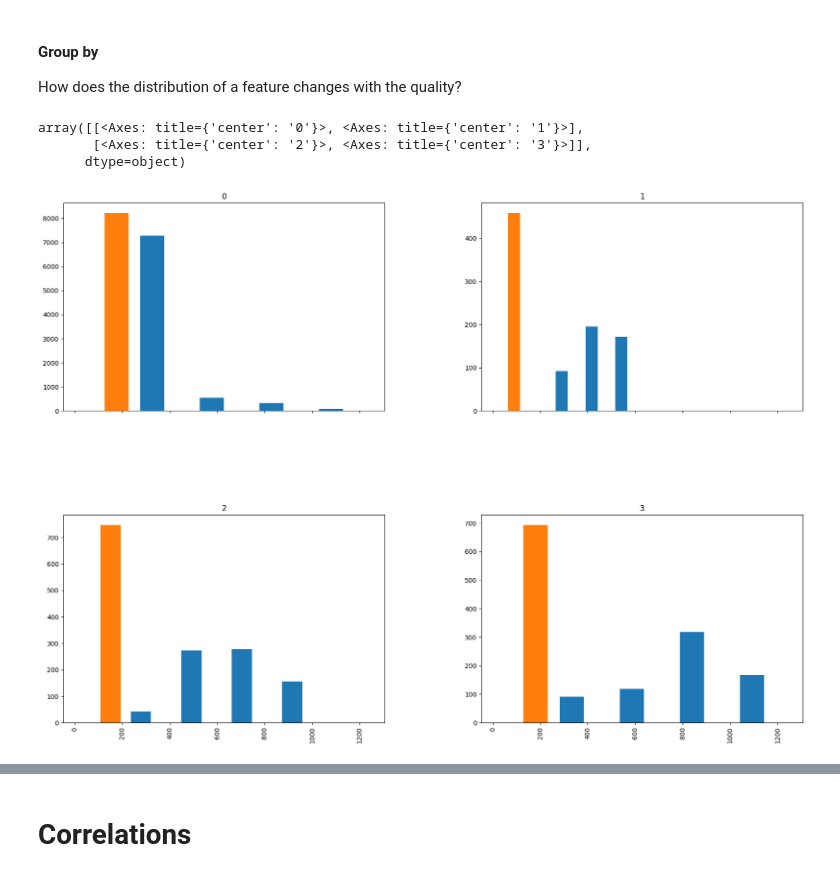
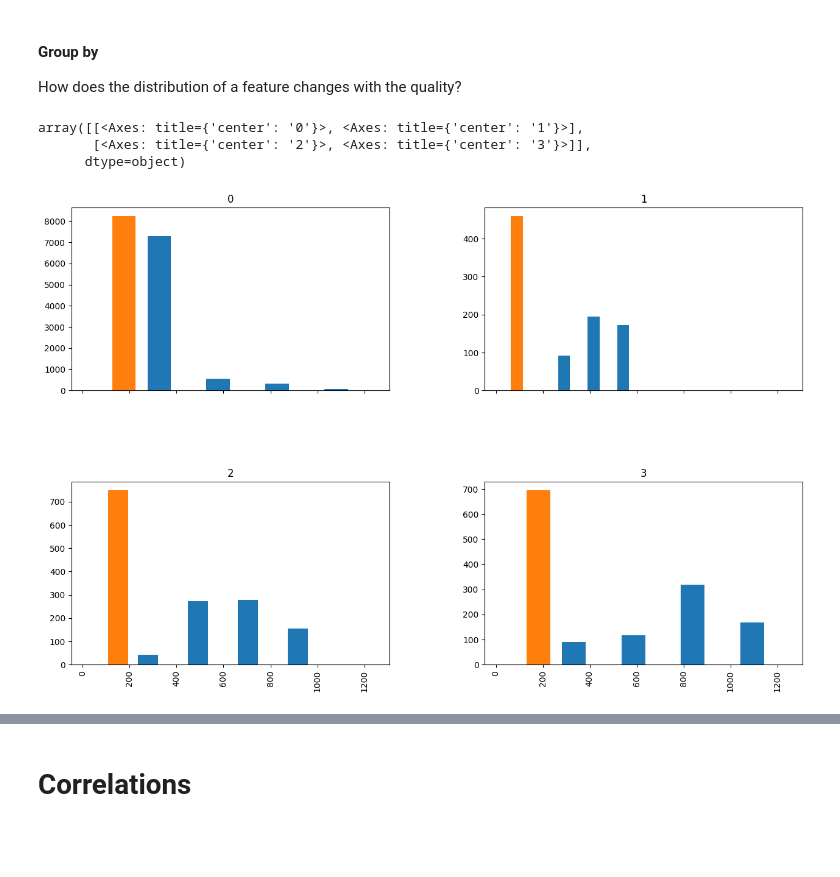
Before and after one commit to Wiame-raki/Room-Occupancy-Estimation, a Jupyter notebook: 01.introduction/a.exploration.ipynb, the cells around one changed output, grey strips where cells are left out. Cells and saved outputs as stored; diff of their text form; code cells hidden in the pictures; blank space fills up the shorter version.

```diff
--- a/01.introduction/a.exploration.ipynb
+++ b/01.introduction/a.exploration.ipynb
@@ -184,10 +184,10 @@ How does the distribution of a feature changes with the quality?
 # %%
 # sharex imposes all the plots to have the same x range
 # (otherwise visual comparison is different).
-df[['S5_CO2', 'Room_Occupancy_Count']].hist(figsize=(20,15), by='Room_Occupancy_Count',
+df[['S5_CO2', 'Room_Occupancy_Count']].hist(figsize=(15,10), by='Room_Occupancy_Count',
                                     sharex=True, bins = 5)
 # %% [output]
 array([[<Axes: title={'center': '0'}>, <Axes: title={'center': '1'}>],
        [<Axes: title={'center': '2'}>, <Axes: title={'center': '3'}>]],
       dtype=object)
-[figure, old version]
+[figure, new version]
```
Also changed, not shown: parts of 53 cells of this notebook.
